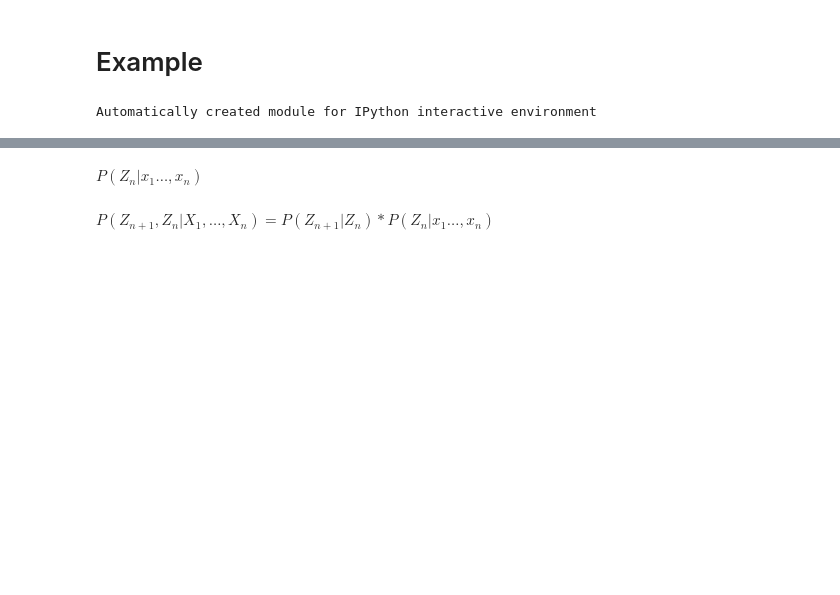
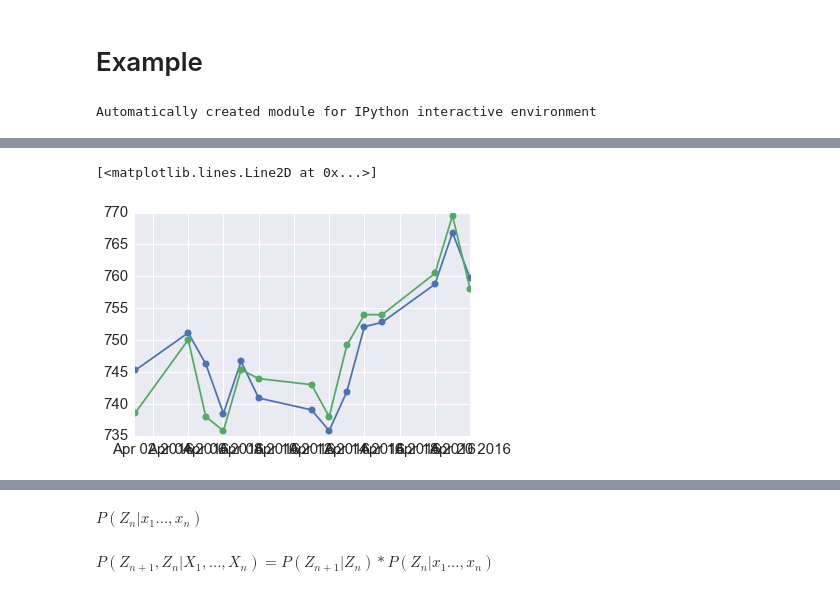
Before and after one commit to yulinlei/Stock-Market-Prediction, a Jupyter notebook: HMM.ipynb, the cells around one changed output, grey strips where cells are left out. Drawn from its saved outputs; the diff is of its cells as text; code cells hidden in the pictures; blank space fills up the shorter version.

```diff
--- a/HMM.ipynb
+++ b/HMM.ipynb
@@ -113,0 +136,8 @@ var =  [  1.29849467e+01   1.78364610e+01   8.21613508e+14]
+# %%
+company = ["AAPL","FB","LNKD","AMZN","GOOG","MSFT","BABA"]
+# preDate =  np.asarray(pd.date_range('4/1/2016', periods=30))
+# pd.Timestamp(preDate[1]).to_pydatetime().date()
+numdays = 20
+# base = datetime.datetime.today().date() -timedelta(1)
+base = datetime.datetime(2016,4,20)
+preDate = [base - datetime.timedelta(days=x) for x in range(0, numdays)]
@@ -113,0 +146,14 @@ var =  [  1.29849467e+01   1.78364610e+01   8.21613508e+14]
+# %%
+# true data
+df_true =DataFrame(index = preDate, columns = company)
+for date in preDate:
+    for comp in company:
+#         print(date)
+#         print(comp)
+        true = quotes_historical_yahoo_ochl(comp, date, date)
+        if true is None:
+            df_true[comp][date] = None
+        else:
+            df_true[comp][date] = true[0][1]
+
+df_true.head()
@@ -113,0 +167,11 @@ var =  [  1.29849467e+01   1.78364610e+01   8.21613508e+14]
+# %%
+trueDate = np.array([preDate[i] for i,check in enumerate(df_true.ix[:,1]) if not check is None])
+df_true= df_true.ix[trueDate,:]
+df = DataFrame(index = trueDate, columns = company)
+# %%
+#test
+
+dff = DataFrame(index = trueDate, columns = ['GOOG'])
+for date in trueDate:
+     dff['GOOG'][date] = HMM('GOOG', date-timedelta(71), date-timedelta(1))
+dff.head(10)
@@ -113,0 +208,7 @@ var =  [  1.29849467e+01   1.78364610e+01   8.21613508e+14]
+# %%
+fig, ax = plt.subplots()
+ax.plot_date(trueDate, dff['GOOG'][trueDate], marker='o', linestyle='-')
+ax.plot_date(trueDate, df_true['GOOG'][trueDate], marker='o', linestyle='-')
+# %% [output]
+[<matplotlib.lines.Line2D at 0x...>]
+[figure, added]
```
Also changed, not shown: parts of 22 cells of this notebook.
